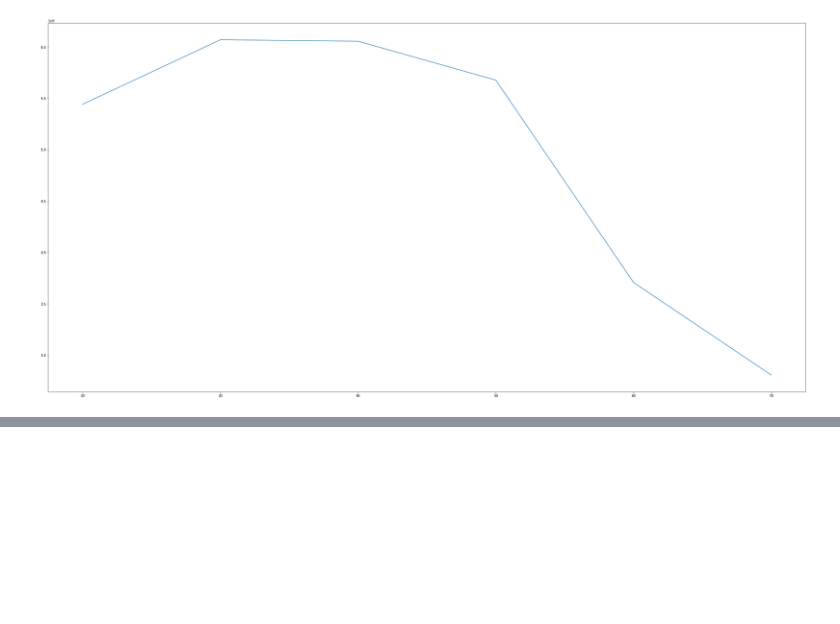
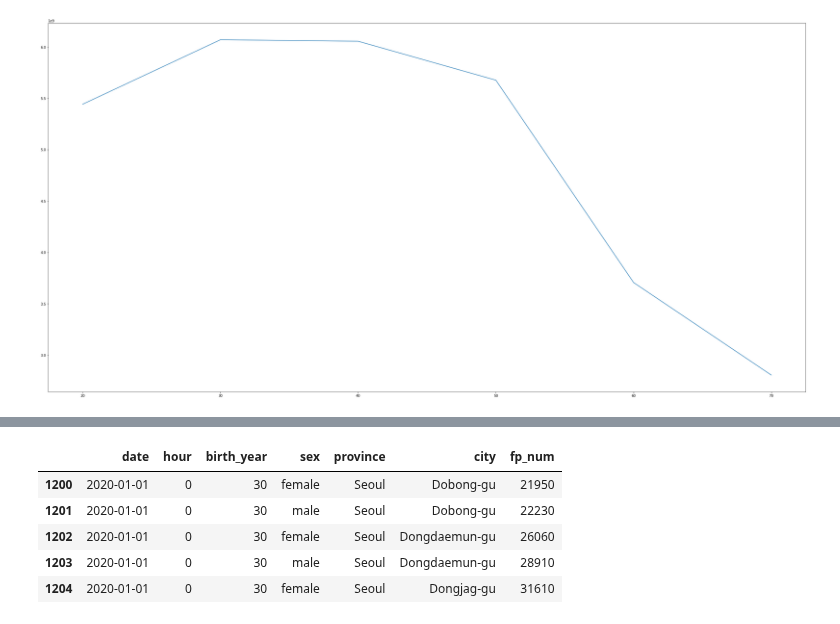
Before and after one commit to zzozzo/Datathon, a Jupyter notebook: data1.ipynb, the cells around one changed output, grey strips where cells are left out. Drawn from its saved outputs; the diff is of its cells as text; code cells hidden in the pictures; blank space fills up the shorter version.

```diff
--- a/data1.ipynb
+++ b/data1.ipynb
@@ -296,0 +354,10 @@ TypeError: Only valid with DatetimeIndex, TimedeltaIndex or PeriodIndex, but got
+# %%
+thr = floating2[floating2["birth_year"] == 30]
+thr.head()
+# %% [output]
+|  | date | hour | birth_year | sex | province | city | fp_num |
+| 1200 | 2020-01-01 | 0 | 30 | female | Seoul | Dobong-gu | 21950 |
+| 1201 | 2020-01-01 | 0 | 30 | male | Seoul | Dobong-gu | 22230 |
+| 1202 | 2020-01-01 | 0 | 30 | female | Seoul | Dongdaemun-gu | 26060 |
+| 1203 | 2020-01-01 | 0 | 30 | male | Seoul | Dongdaemun-gu | 28910 |
+| 1204 | 2020-01-01 | 0 | 30 | female | Seoul | Dongjag-gu | 31610 |
```
Also changed, not shown: parts of 15 cells of this notebook.
